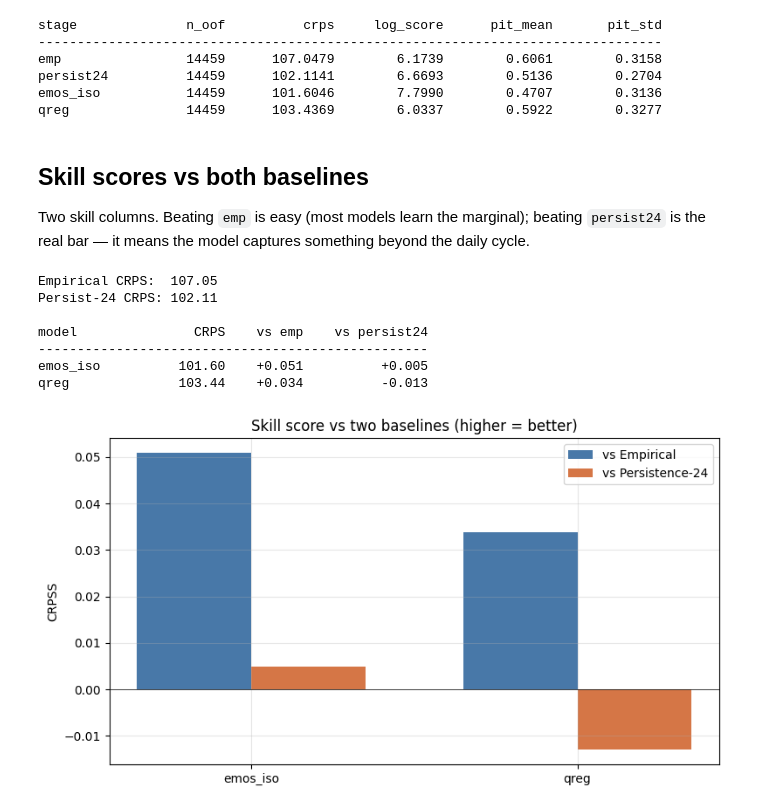
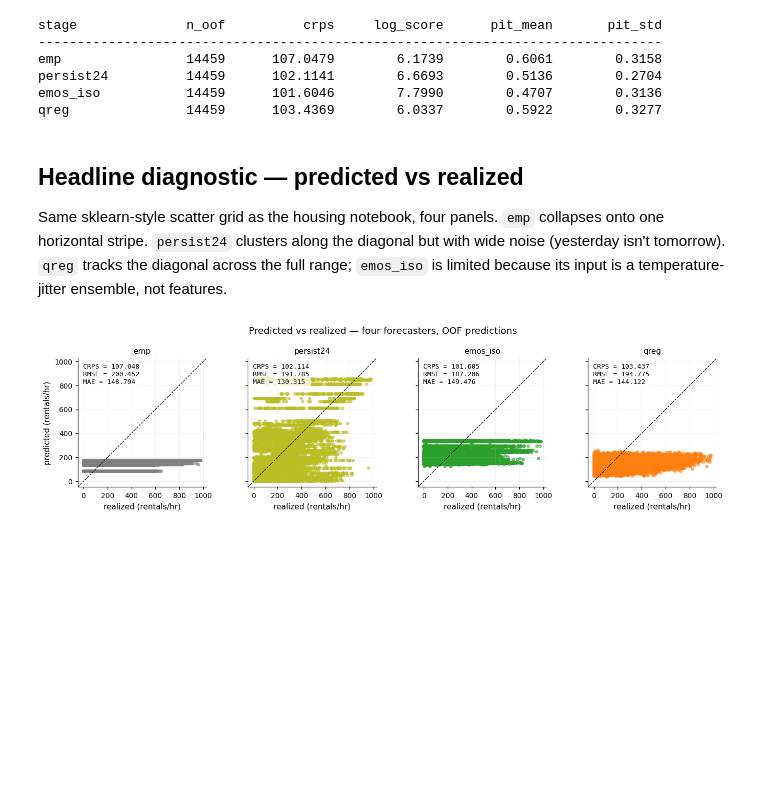
Before and after one commit to FrederikBenirschke/bracket-learn, a Jupyter notebook: notebooks/bike_sharing_timeseries.ipynb, the cells around one changed output. Saved outputs shown, nothing was run; the diff lists cells and outputs as text; code cells hidden in the pictures; blank space fills up the shorter version.

```diff
--- a/notebooks/bike_sharing_timeseries.ipynb
+++ b/notebooks/bike_sharing_timeseries.ipynb
@@ -15,7 +14,10 @@ The interesting question isn't whether you beat the marginal baseline
 # %%
+import sys
 import warnings
+from pathlib import Path
 
-import matplotlib.pyplot as plt
+sys.path.insert(0, str(Path.cwd() / "_src"))
+
 import numpy as np
 import pandas as pd
 from sklearn.datasets import fetch_openml
@@ -30,12 +32,15 @@ from bracketlearn.baselines import EmpiricalDistribution, Persistence
 from bracketlearn.composite import CalibratedForecaster, LiftedForecaster
 from bracketlearn.lift import GlobalResidual, Isotonic
 from bracketlearn.pipeline import ForecastPipeline
-from bracketlearn.score import pit
+from bracketlearn.score import pit, to_point
 from bracketlearn.trainers import EMOS, QuantileReg
+from sklearn.metrics import mean_absolute_error, mean_squared_error
 
-plt.rcParams["figure.figsize"] = (11, 4.5)
-plt.rcParams["axes.grid"] = True
-plt.rcParams["grid.alpha"] = 0.3
+from _style import (
+    color_for, predicted_vs_realized_grid,
+    reliability_with_histogram, leaderboard_bar,
+)
+import matplotlib.pyplot as plt
 # %% [markdown]
 ## Data
 # %%
@@ -127,48 +131,33 @@ persist24          14459      102.1141        6.6693        0.5136        0.2704
 emos_iso           14459      101.6046        7.7990        0.4707        0.3136
 qreg               14459      103.4369        6.0337        0.5922        0.3277
 # %% [markdown]
-## Skill scores vs both baselines
+## Headline diagnostic — predicted vs realized
 
-Two skill columns. Beating `emp` is easy (most models learn the
-marginal); beating `persist24` is the real bar — it means the model
-captures something beyond the daily cycle.
+Same sklearn-style scatter grid as the housing notebook, four panels.
+`emp` collapses onto one horizontal stripe. `persist24` clusters along
+the diagonal but with wide noise (yesterday isn't tomorrow). `qreg`
+tracks the diagonal across the full range; `emos_iso` is limited
+because its input is a temperature-jitter ensemble, not features.
 # %%
 crps_scores = result.score(y, metrics=["crps"])
-emp_c = crps_scores["emp"]["crps"]
-seas_c = crps_scores["persist24"]["crps"]
-print(f"Empirical CRPS:  {emp_c:.2f}")
-print(f"Persist-24 CRPS: {seas_c:.2f}")
-print()
-print(f"{'model':<14}{'CRPS':>10}{'vs emp':>10}{'vs persist24':>16}")
-print("-" * 50)
-for stage, row in crps_scores.items():
-    if stage in ("emp", "persist24"):
-        continue
-    c = row["crps"]
-    print(f"{stage:<14}{c:>10.2f}{1-c/emp_c:>+10.3f}{1-c/seas_c:>+16.3f}")
+panels = []
+for name in ["emp", "persist24", "emos_iso", "qreg"]:
+    dist = result[name]
+    y_oof = y[dist.ids.astype(int)]
+    mu = to_point(dist, how="mean")
+    panels.append((name, mu, y_oof, {
+        "CRPS": float(crps_scores[name]["crps"]),
+        "RMSE": float(np.sqrt(mean_squared_error(y_oof, mu))),
+        "MAE":  float(mean_absolute_error(y_oof, mu)),
+    }))
 
-fig, ax = plt.subplots(figsize=(8, 4.5))
-labels = [s for s in crps_scores if s not in ("emp", "persist24")]
-xs = np.arange(len(labels))
-w = 0.35
-ax.bar(xs - w/2, [1 - crps_scores[s]["crps"]/emp_c for s in labels],
-       w, color="#4878a8", label="vs Empirical")
-ax.bar(xs + w/2, [1 - crps_scores[s]["crps"]/seas_c for s in labels],
-       w, color="#d57646", label="vs Persistence-24")
-ax.axhline(0, color="black", linewidth=0.5)
-ax.set_xticks(xs); ax.set_xticklabels(labels)
-ax.set_ylabel("CRPSS")
-ax.set_title("Skill score vs two baselines (higher = better)")
-ax.legend()
-plt.tight_layout(); plt.show()
+fig = predicted_vs_realized_grid(
+    panels, ncols=4, units="rentals/hr",
+    figsize_per_panel=(3.2, 3.2),
+    title="Predicted vs realized — four forecasters, OOF predictions",
+)
+plt.show()
 # %% [output]
-Empirical CRPS:  107.05
-Persist-24 CRPS: 102.11
-
-model               CRPS    vs emp    vs persist24
---------------------------------------------------
-emos_iso          101.60    +0.051          +0.005
-qreg              103.44    +0.034          -0.013
-[figure, old version]
+[figure, new version]
 # %% [markdown]
 ## PIT histograms
```
Also changed, not shown: parts of 16 cells of this notebook, 28 other files.
